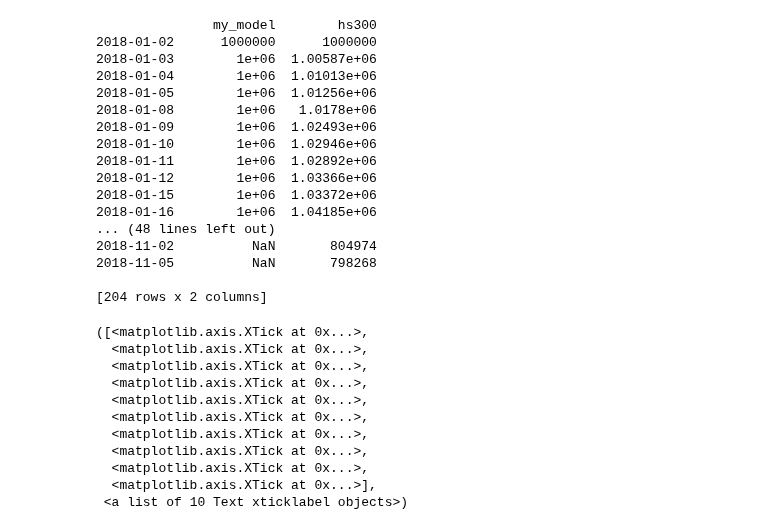
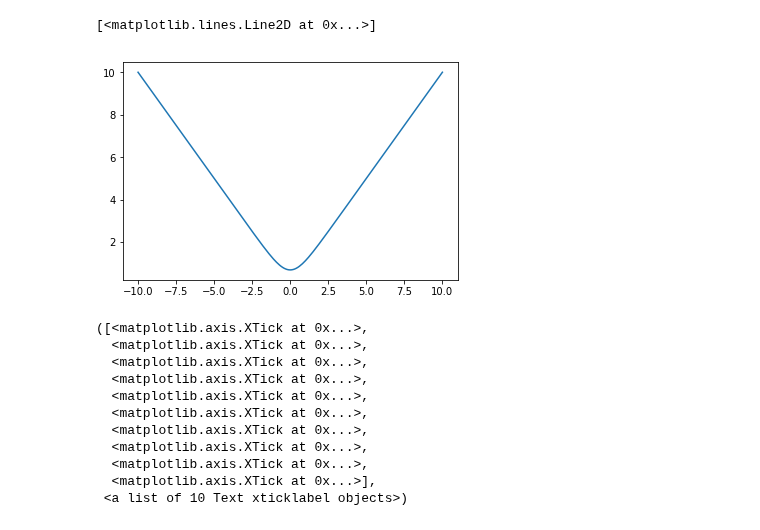
Before and after one commit to Bantorra0/Quant, a Jupyter notebook: scribble.ipynb, the cells around one changed output. Cells and saved outputs as stored; diff of their text form; code cells hidden in the pictures.

```diff
--- a/scribble.ipynb
+++ b/scribble.ipynb
@@ -41,23 +0,0 @@ Cash 3686.0 yuan is not enough for buying 300679.SZ 7600 shares with price 21.84
-# %%
-dates = df_asset_values.index
-x = list(range(len(df_asset_values.index)))
-df_dates = pd.Series(x, index=dates)
-print(df_asset_values)
-# %% [output]
-               my_model        hs300
-2018-01-02      1000000      1000000
-2018-01-03        1e+06  1.00587e+06
-2018-01-04        1e+06  1.01013e+06
-2018-01-05        1e+06  1.01256e+06
-2018-01-08        1e+06   1.0178e+06
-2018-01-09        1e+06  1.02493e+06
-2018-01-10        1e+06  1.02946e+06
-2018-01-11        1e+06  1.02892e+06
-2018-01-12        1e+06  1.03366e+06
-2018-01-15        1e+06  1.03372e+06
-2018-01-16        1e+06  1.04185e+06
-... (48 lines left out)
-2018-11-02          NaN       804974
-2018-11-05          NaN       798268
-
-[204 rows x 2 columns]
@@ -64,3 +6,11 @@ print(df_asset_values)
+# %%
+n=100
+x = np.arange(-n,n+1)*0.1
+y = np.log(np.exp(x)+np.exp(-x))
+plt.plot(x,y)
+# %% [output]
+[<matplotlib.lines.Line2D at 0x...>]
+[figure, added]
 # %%
 plt.figure()
 line1 = plt.plot(dates,df_asset_values["my_model"],'r')
```
Also changed, not shown: parts of 2 cells of this notebook, 1 other file.
